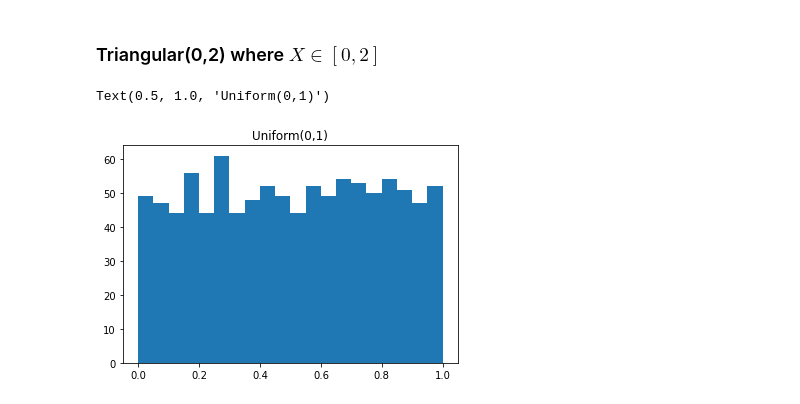
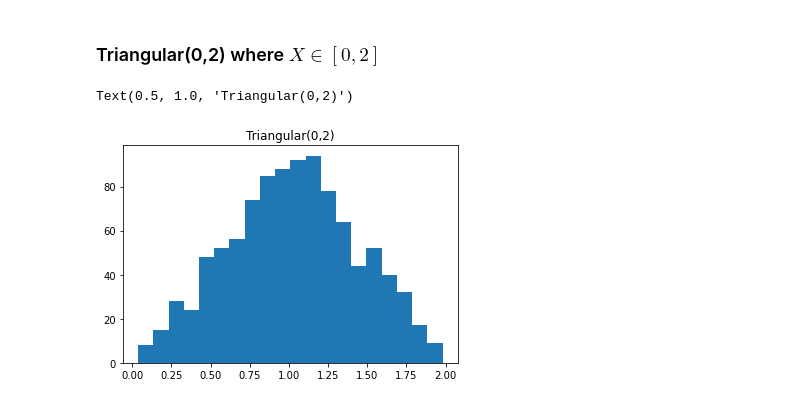
Before and after one commit to nsydn/ise304_syssim, a Jupyter notebook: rns_rvs.ipynb, the cells around one changed output. Saved outputs shown, nothing was run; the diff lists cells and outputs as text; code cells hidden in the pictures.

```diff
--- a/tests_for_RNs.ipynb
+++ b/rns_rvs.ipynb
@@ -237,15 +237,18 @@ Text(0.5, 1.0, 'Weibull (alpha,beta)')
 # %%
 import numpy as np
 np.random.seed(12345)
 R = np.random.rand(1000)
 
 R1 = R[R<=1/2]
 R2 = R[R>1/2]
 
-X = np.concatenate((np.sqrt(2*R1),2-np.sqrt(2*(1-R2))))
+X1 = np.sqrt(2*R1)
+X2 = 2-np.sqrt(2*(1-R2))
 
-plt.hist(R,20); plt.title('Uniform(0,1)')
-#plt.hist(X,20); plt.title('Triangular(0,2)')
+X = np.concatenate((X1,X2))
+
+#plt.hist(R,20); plt.title('Uniform(0,1)')
+plt.hist(X,20); plt.title('Triangular(0,2)')
 # %% [output]
-Text(0.5, 1.0, 'Uniform(0,1)')
+Text(0.5, 1.0, 'Triangular(0,2)')
-[figure, old version]
+[figure, new version]
```
Also changed, not shown: parts of 2 cells of this notebook, 3 other files.
